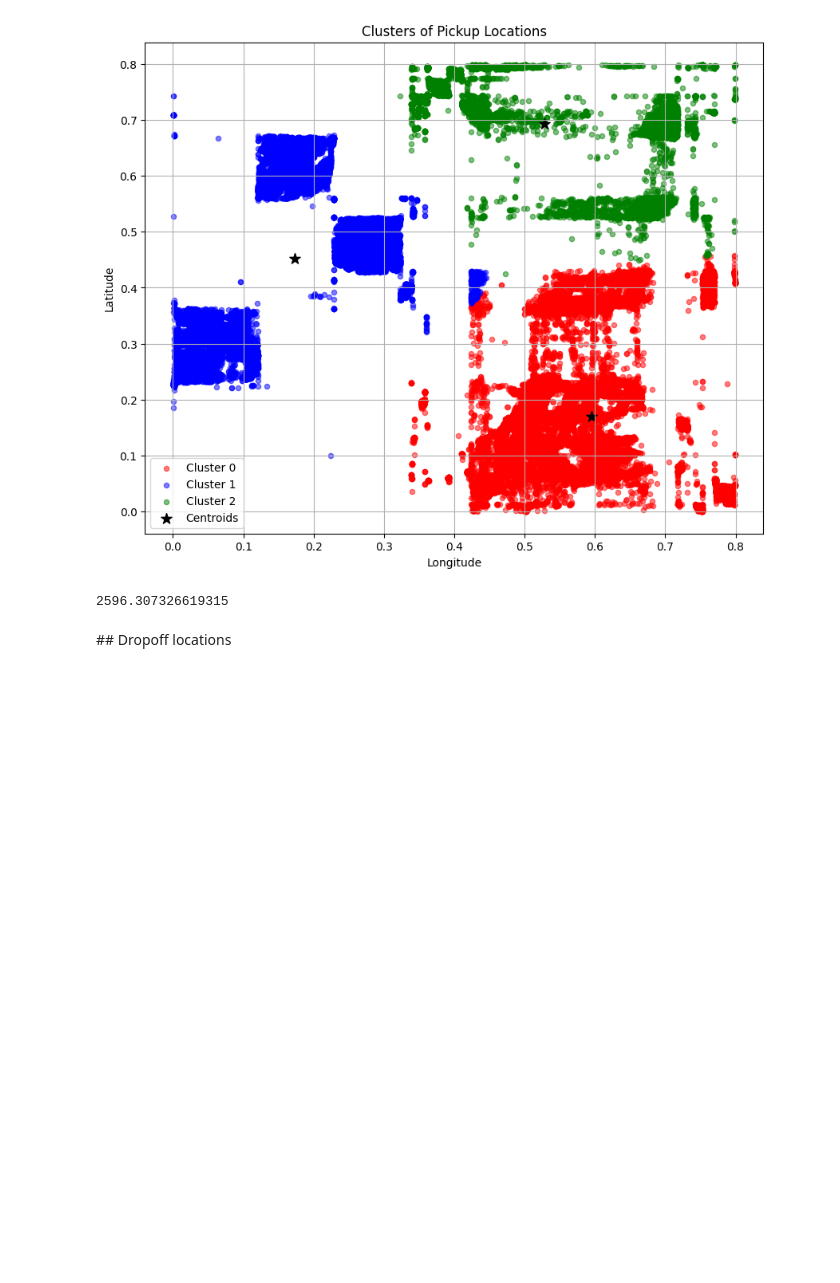
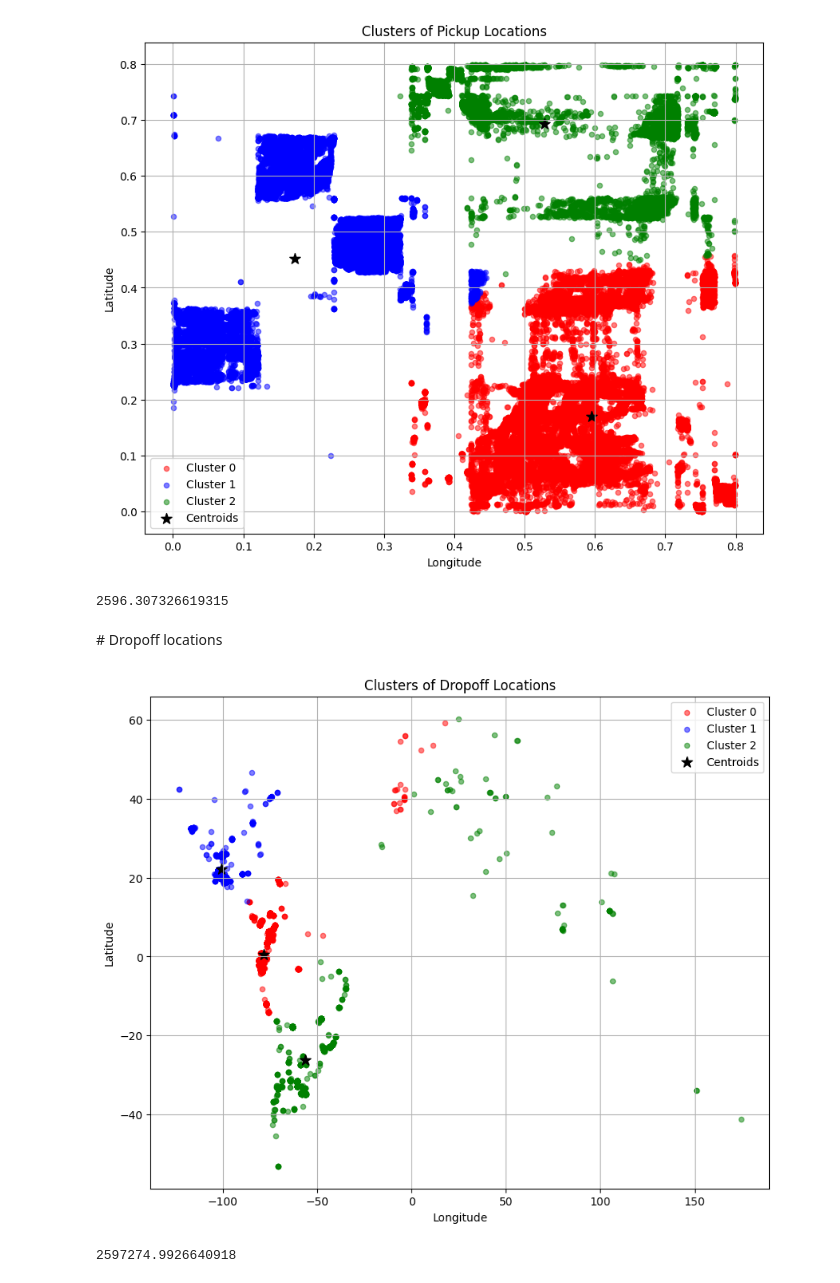
Before and after one commit to MatteoAldovardi92/Taxi_Project, a Jupyter notebook: TaxiDriverClustering.ipynb, the cells around one changed output. Cells and saved outputs as stored; diff of their text form; code cells hidden in the pictures; blank space fills up the shorter version.

```diff
--- a/TaxiDriverClustering.ipynb
+++ b/TaxiDriverClustering.ipynb
@@ -28,3 +63,5 @@ df = pd.read_csv('all-data_clean.csv')
+# %%
+df = all_df
 # %%
 df.columns
 
@@ -49,11 +86,11 @@ kmeans1.fit(pickup_locations)
 
 # Get cluster labels and centroids
 pickup_labels = kmeans1.labels_
-centroids = kmeans1.cluster_centers_
+centroids1 = kmeans1.cluster_centers_
 
 # Create a pandas DataFrame from the pickup locations, labels and centroids
-df_plot = pd.DataFrame(pickup_locations, columns=['pickup_latitude', 'pickup_longitude'])
-df_plot['cluster'] = pickup_labels
+df_plot1 = pd.DataFrame(pickup_locations, columns=['pickup_latitude', 'pickup_longitude'])
+df_plot1['cluster'] = pickup_labels
 
 # Create a basic scatter plot
 plt.figure(figsize=(10, 8))
@@ -62,15 +99,15 @@ plt.figure(figsize=(10, 8))
 colors = ['red', 'blue', 'green', 'purple', 'orange', 'cyan', 'magenta', 'yellow', 'black', 'gray']  # Add more if needed
 
 # Plot the pickup points, colored by cluster.  Handle the case where there are more clusters than colors.
-for i in range(len(centroids)):
-    cluster_points = df_plot[df_plot['cluster'] == i]  # Get points for this cluster
+for i in range(len(centroids1)):
+    cluster_points1 = df_plot1[df_plot1['cluster'] == i]  # Get points for this cluster
     if i < len(colors):
-        plt.scatter(cluster_points['pickup_longitude'], cluster_points['pickup_latitude'], color=colors[i], label=f'Cluster {i}', s=20, alpha=0.5)
+        plt.scatter(cluster_points1['pickup_longitude'], cluster_points1['pickup_latitude'], color=colors[i], label=f'Cluster {i}', s=20, alpha=0.5)
     else:
-        plt.scatter(cluster_points['pickup_longitude'], cluster_points['pickup_latitude'], color='gray', label=f'Cluster {i}', s=20, alpha=0.5) # Color points gray if there are not enough colors
+        plt.scatter(cluster_points1['pickup_longitude'], cluster_points1['pickup_latitude'], color='gray', label=f'Cluster {i}', s=20, alpha=0.5) # Color points gray if there are not enough colors
 
 # Plot the centroids
-plt.scatter(np.array(centroids)[:, 1], np.array(centroids)[:, 0], color='black', marker='*', s=100, label='Centroids')
+plt.scatter(np.array(centroids1)[:, 1], np.array(centroids1)[:, 0], color='black', marker='*', s=100, label='Centroids')
 
 # Add labels and title
 plt.xlabel('Longitude')
@@ -86,6 +123,60 @@ kmeans1.inertia_
 # %% [output]
 2596.307326619315
 # %% [markdown]
-## Dropoff locations
+# Dropoff locations
 # %%
 dropoff_locations = [(lat, lon) for lat, lon in zip(df['dropoff_latitude'], df['dropoff_longitude']) ]
+# %%
+import matplotlib.pyplot as plt
+import pandas as pd
+import numpy as np
+from sklearn.cluster import KMeans
+
+
+
+# Extract dropoff locations
+dropoff_locations = [(lat, lon) for lat, lon in zip(df['dropoff_latitude'], df['dropoff_longitude'])]
+dropoff_locations = np.array(dropoff_locations) # convert to numpy array for the algorithm
+
+# Apply KMeans clustering
+number_of_clusters = 3  # You can adjust this as needed
+kmeans2 = KMeans(n_clusters=number_of_clusters, random_state=0)
+kmeans2.fit(dropoff_locations)
+
+# Get cluster labels and centroids
+dropoff_labels = kmeans2.labels_
+centroids2 = kmeans2.cluster_centers_
+
+# Create a pandas DataFrame from the dropoff locations, labels and centroids
+df_plot2 = pd.DataFrame(dropoff_locations, columns=['dropoff_latitude', 'dropoff_longitude'])
+df_plot2['cluster'] = dropoff_labels
+# Create a basic scatter plot
+plt.figure(figsize=(10, 8))
+
+# Define colors for the clusters.  Ensure you have enough colors for the number of clusters
+colors = ['red', 'blue', 'green', 'purple', 'orange', 'cyan', 'magenta', 'yellow', 'black', 'gray']  # Add more if needed
+
+# Plot the dropoff points, colored by cluster.  Handle the case where there are more clusters than colors.
+for i in range(len(centroids2)):
+    cluster_points2 = df_plot2[df_plot2['cluster'] == i]  # Get points for this cluster
+    if i < len(colors):
+        plt.scatter(cluster_points2['dropoff_longitude'], cluster_points2['dropoff_latitude'], color=colors[i], label=f'Cluster {i}', s=20, alpha=0.5)
+    else:
+        plt.scatter(cluster_points2['dropoff_longitude'], cluster_points2['dropoff_latitude'], color='gray', label=f'Cluster {i}', s=20, alpha=0.5) # Color points gray if there are not enough colors
+
+# Plot the centroids
+plt.scatter(np.array(centroids2)[:, 1], np.array(centroids2)[:, 0], color='black', marker='*', s=100, label='Centroids')
+
+# Add labels and title
+plt.xlabel('Longitude')
+plt.ylabel('Latitude')
+plt.title('Clusters of Dropoff Locations')
+plt.legend()
+plt.grid(True)
+plt.show()
+# %% [output]
+[figure, added]
+# %%
+kmeans2.inertia_
+# %% [output]
+2597274.9926640918
```
Also changed, not shown: parts of 32 cells of this notebook.
